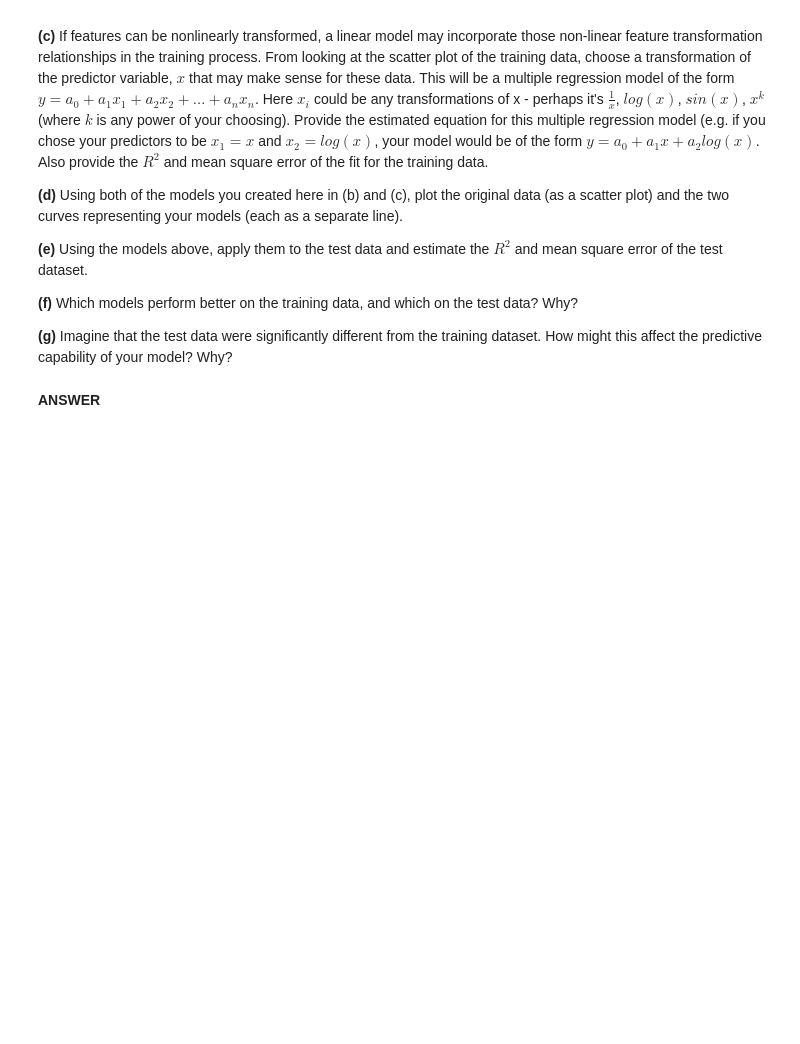
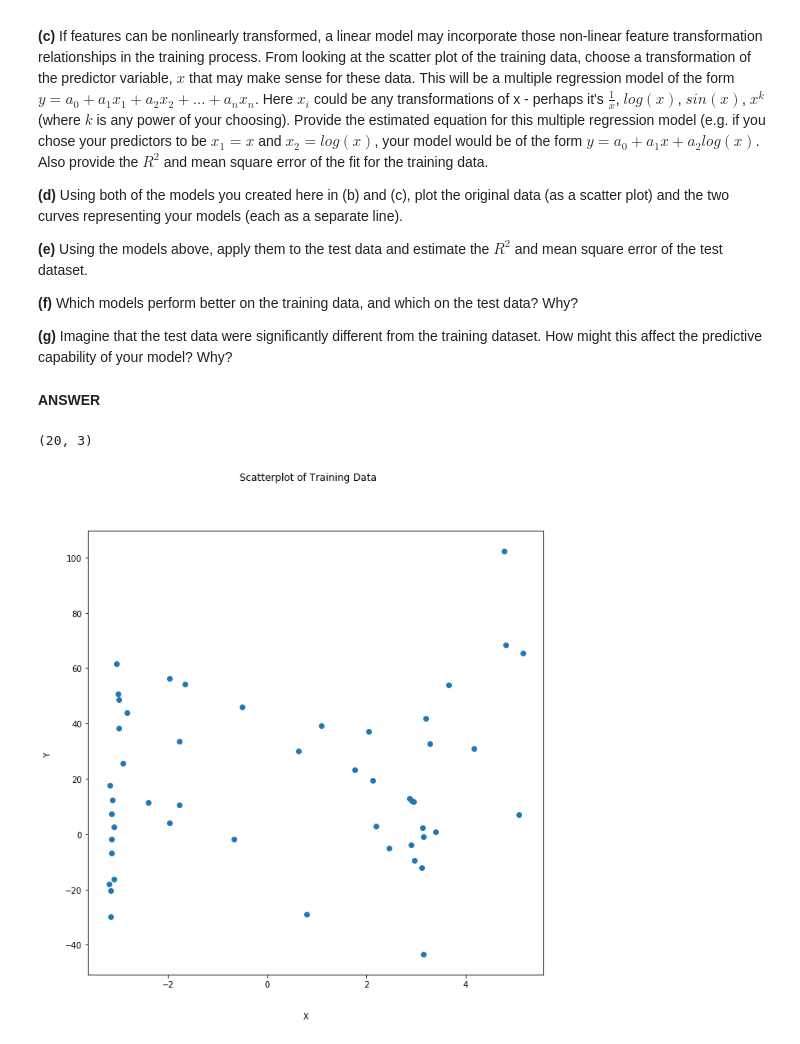
Before and after one commit to ravitashaw/ids705, a Jupyter notebook: assignment2/Assignment_2.ipynb, the cells around one changed output. Drawn from its saved outputs; the diff is of its cells as text; code cells hidden in the pictures; blank space fills up the shorter version.

```diff
--- a/assignment2/Assignment_2.ipynb
+++ b/assignment2/Assignment_2.ipynb
@@ -526,3 +526,25 @@ Every algorithm/model has its own hyperparameters, which control the flexibility
 **(g)** Imagine that the test data were significantly different from the training dataset. How might this affect the predictive capability of your model? Why?
 # %% [markdown]
 **ANSWER**
+# %%
+import matplotlib.pyplot as plt
+import numpy as np
+
+train_set = np.genfromtxt('data/A2_Q7_train.csv',delimiter=",", skip_header=1)
+test_set = np.genfromtxt('data/A2_Q7_test.csv',delimiter=",", skip_header=1)
+
+X_train = train_set[:,1]
+y_train = train_set[:,2]
+
+X_test = test_set[:,1]
+y_test = test_set[:,2]
+
+fig = plt.figure(figsize=(10, 10))
+fig.suptitle('Scatterplot of Training Data')
+fig.text(0.5, 0.05, 'X', ha='right')
+fig.text(0.05, 0.5, 'Y', va='center', rotation='vertical')
+plt.scatter(X_train + np.sin(X_train),y_train)
+plt.show()
+# %% [output]
+(20, 3)
+[figure, added]
```
Also changed, not shown: parts of 1 cell of this notebook.
